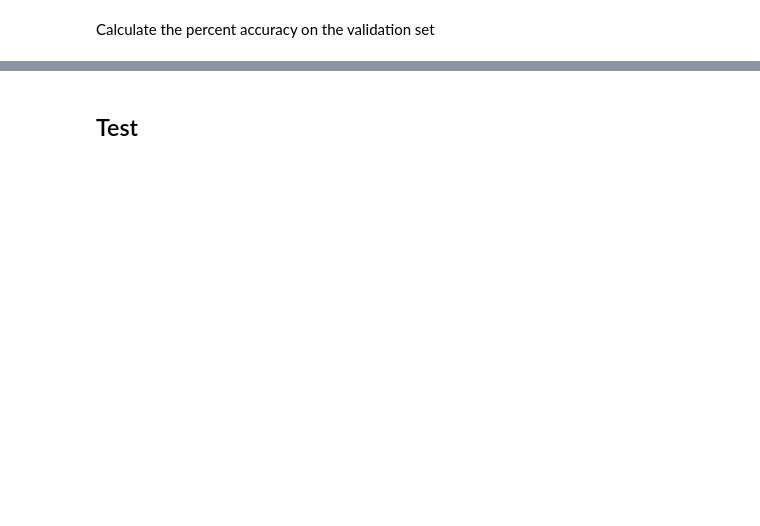
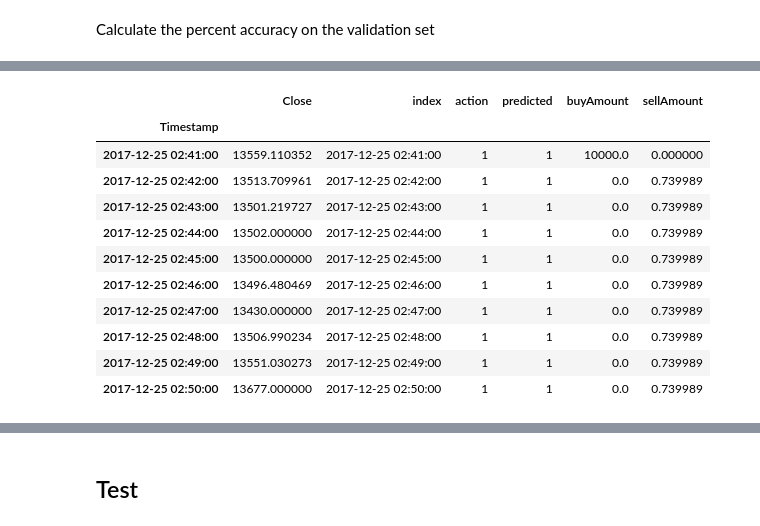
Before and after one commit to iaghidro/stock-predictor, a Jupyter notebook: fastAI/binaryClassificationBTC.ipynb, the cells around one changed output, grey strips where cells are left out. Saved outputs shown, nothing was run; the diff lists cells and outputs as text; code cells hidden in the pictures; blank space fills up the shorter version.

```diff
--- a/fastAI/binaryClassificationBTC.ipynb
+++ b/fastAI/binaryClassificationBTC.ipynb
@@ -423,12 +446,12 @@ m.load('btcBinaryClassificationModel')
 # %% [markdown]
 ## Validation
 # %%
-def calculateAccuracy(valpred):
-    successfulPredictions = valpred.loc[valpred.action == valpred.predicted]
+def calculateAccuracy(df):
+    successfulPredictions = df.loc[df.action == df.predicted]
     # total accuracy does not provide an accurate represantation
-    # totalAccuracy = len(successfulPredictions)/len(valpred)
-    totalBuyActions = valpred.loc[valpred.action == 1]
-    totalSellActions = valpred.loc[valpred.action == 0]
+    # totalAccuracy = len(successfulPredictions)/len(df)
+    totalBuyActions = df.loc[df.action == 1]
+    totalSellActions = df.loc[df.action == 0]
     successfulBuyPredictions = successfulPredictions.loc[successfulPredictions.action == 1]
     successfulSellPredictions = successfulPredictions.loc[successfulPredictions.action == 0]
     buyAccuracy = len(successfulBuyPredictions)/len(totalBuyActions)
@@ -441,6 +464,27 @@ def calculateAccuracy(valpred):
         'successfulBuyPredictions': len(successfulBuyPredictions)
     }
     return result
+
+def calculateNetProfit(dataFrame, startAmount):
+    #init buy and sell amounts to 0
+    df = dataFrame
+    df['buyAmount'] = 0
+    df['sellAmount'] = 0
+    #set first buy amount to start amount
+#     df.loc[df.index == df.index[0], 'buyAmount'] = startAmount
+
+    for index, row in df.iterrows():
+        if index == df.index[0]:
+            df.loc[index,'buyAmount'] = startAmount
+        elif row.predicted == 1 and df.loc[index -1,'buyAmount'] > 0:
+            df.loc[index,'sellAmount'] = df.loc[index -1,'buyAmount']/row.Close
+        elif row.predicted == 1 and df.loc[index -1,'buyAmount'] == 0:
+            df.loc[index,'sellAmount'] = df.loc[index -1,'sellAmount']
+        elif row.predicted == 0 and df.loc[index -1,'sellAmount'] > 0:
+            df.loc[index,'buyAmount'] = df.loc[index -1,'sellAmount']*row.Close
+        elif row.predicted == 0 and df.loc[index -1,'sellAmount'] == 0:
+            df.loc[index,'buyAmount'] = df.loc[index -1,'buyAmount']
+    return df
 # %%
 (x,y1)=m.predict_with_targs()
 # %% [markdown]
@@ -486,0 +537,16 @@ calculateAccuracy(valpred)
+# %%
+newdf = calculateNetProfit(valpred, 10000)
+newdf.head(10)
+# %% [output]
+|  | Close | index | action | predicted | buyAmount | sellAmount |
+| Timestamp |  |  |  |  |  |  |
+| 2017-12-25 02:41:00 | 13559.110352 | 2017-12-25 02:41:00 | 1 | 1 | 10000.0 | 0.000000 |
+| 2017-12-25 02:42:00 | 13513.709961 | 2017-12-25 02:42:00 | 1 | 1 | 0.0 | 0.739989 |
+| 2017-12-25 02:43:00 | 13501.219727 | 2017-12-25 02:43:00 | 1 | 1 | 0.0 | 0.739989 |
+| 2017-12-25 02:44:00 | 13502.000000 | 2017-12-25 02:44:00 | 1 | 1 | 0.0 | 0.739989 |
+| 2017-12-25 02:45:00 | 13500.000000 | 2017-12-25 02:45:00 | 1 | 1 | 0.0 | 0.739989 |
+| 2017-12-25 02:46:00 | 13496.480469 | 2017-12-25 02:46:00 | 1 | 1 | 0.0 | 0.739989 |
+| 2017-12-25 02:47:00 | 13430.000000 | 2017-12-25 02:47:00 | 1 | 1 | 0.0 | 0.739989 |
+| 2017-12-25 02:48:00 | 13506.990234 | 2017-12-25 02:48:00 | 1 | 1 | 0.0 | 0.739989 |
+| 2017-12-25 02:49:00 | 13551.030273 | 2017-12-25 02:49:00 | 1 | 1 | 0.0 | 0.739989 |
+| 2017-12-25 02:50:00 | 13677.000000 | 2017-12-25 02:50:00 | 1 | 1 | 0.0 | 0.739989 |
```
Also changed, not shown: parts of 34 cells of this notebook.
